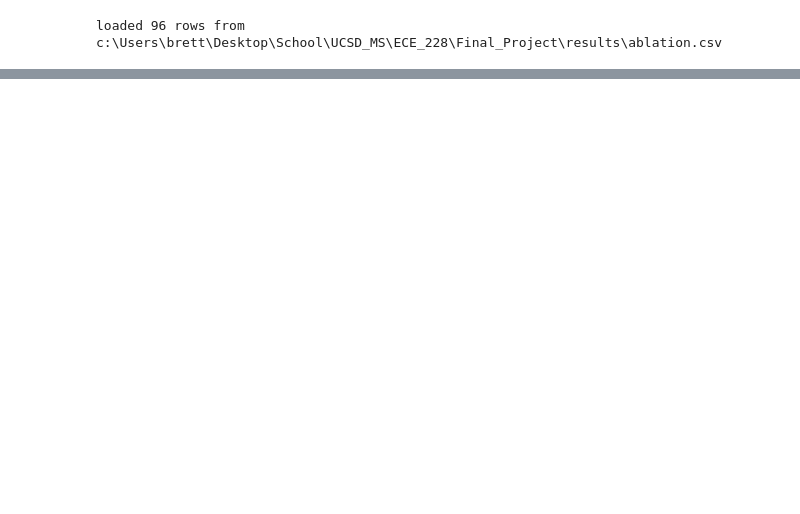
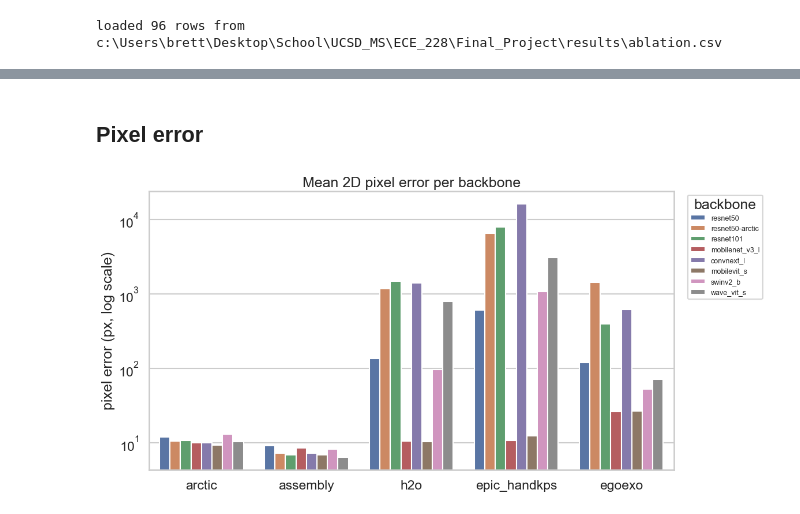
Before and after one commit to BJKin/Egocentric-3D-Hand-Pose-Estimation, a Jupyter notebook: notebooks/ablation.ipynb, the cells around one changed output, grey strips where cells are left out. Cells and saved outputs as stored; diff of their text form; code cells hidden in the pictures; blank space fills up the shorter version.

```diff
--- a/notebooks/ablation.ipynb
+++ b/notebooks/ablation.ipynb
@@ -162,0 +144,17 @@ plt.show()
+# %% [markdown]
+## Pixel error
+# %%
+pix = df[df["metric"] == "pix_err"].copy()
+pix["dataset"] = pix["dataset"].cat.remove_unused_categories()
+
+fig, ax = plt.subplots(figsize=(12, 6))
+sns.barplot(data=pix, x="dataset", y="value", hue="backbone", ax=ax)
+ax.set_xlabel("")
+ax.set_ylabel("pixel error (px, log scale)")
+ax.set_yscale("log")
+ax.set_title("Mean 2D pixel error per backbone")
+ax.legend(title="backbone", bbox_to_anchor=(1.02, 1), loc="upper left", fontsize=9)
+plt.tight_layout()
+plt.show()
+# %% [output]
+[figure, added]
```
Also changed, not shown: parts of 9 cells of this notebook, 11 other files.
